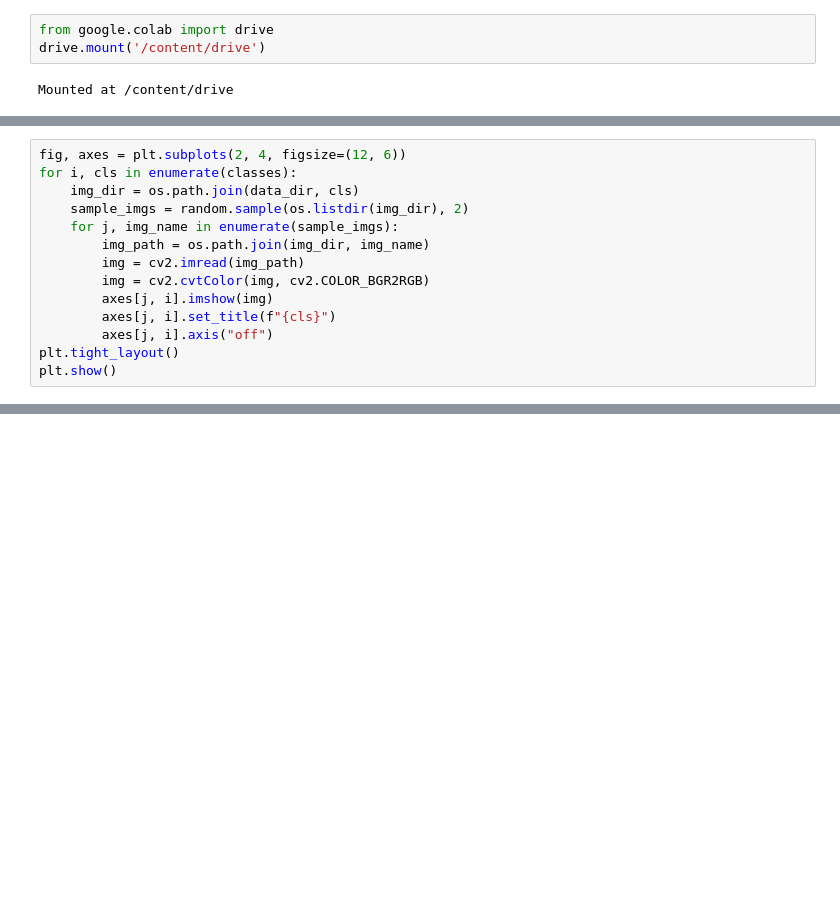
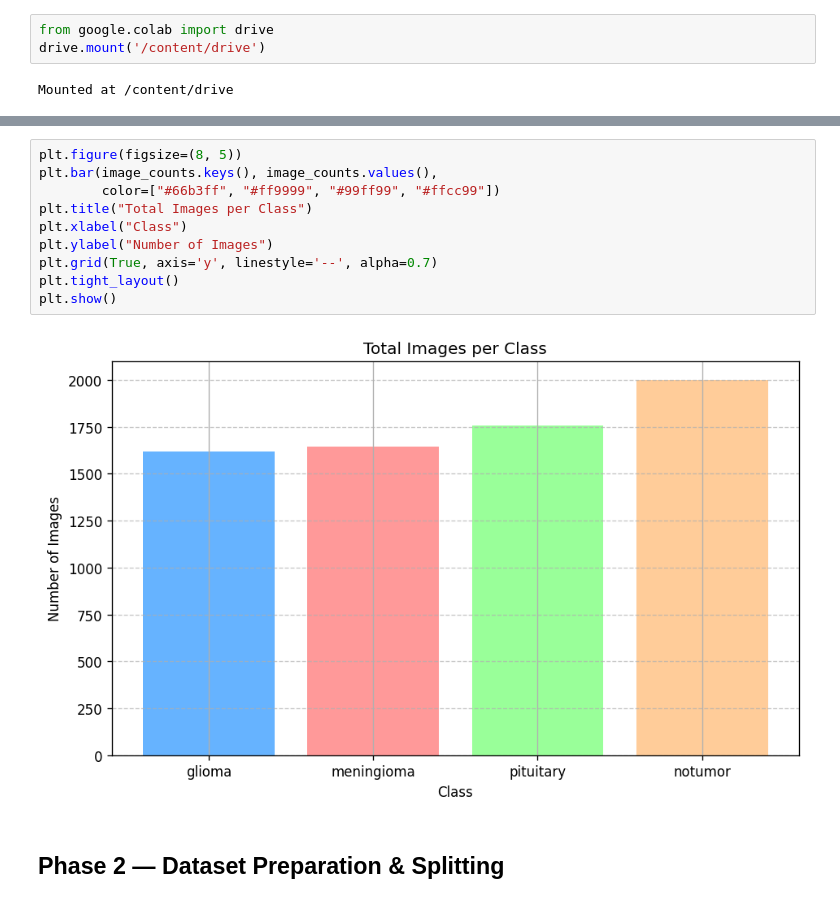
Before and after one commit to Laksopan23/Brain-Tumor-Detection-Models, a Jupyter notebook: Yolov11n.ipynb, the cells around one changed output, grey strips where cells are left out. Saved outputs shown, nothing was run; the diff lists cells and outputs as text; blank space fills up the shorter version.

```diff
--- a/Yolov11n.ipynb
+++ b/Yolov11n.ipynb
@@ -30,14 +33,0 @@ notumor: 2000
-# %%
-fig, axes = plt.subplots(2, 4, figsize=(12, 6))
-for i, cls in enumerate(classes):
-    img_dir = os.path.join(data_dir, cls)
-    sample_imgs = random.sample(os.listdir(img_dir), 2)
-    for j, img_name in enumerate(sample_imgs):
-        img_path = os.path.join(img_dir, img_name)
-        img = cv2.imread(img_path)
-        img = cv2.cvtColor(img, cv2.COLOR_BGR2RGB)
-        axes[j, i].imshow(img)
-        axes[j, i].set_title(f"{cls}")
-        axes[j, i].axis("off")
-plt.tight_layout()
-plt.show()
@@ -526,0 +91,14 @@ Using 800 images total for histogram.
+# %%
+plt.figure(figsize=(8, 5))
+plt.bar(image_counts.keys(), image_counts.values(),
+        color=["#66b3ff", "#ff9999", "#99ff99", "#ffcc99"])
+plt.title("Total Images per Class")
+plt.xlabel("Class")
+plt.ylabel("Number of Images")
+plt.grid(True, axis='y', linestyle='--', alpha=0.7)
+plt.tight_layout()
+plt.show()
+# %% [output]
+[figure, added]
+# %% [markdown]
+## Phase 2 — Dataset Preparation & Splitting
```
Also changed, not shown: parts of 48 cells of this notebook.
